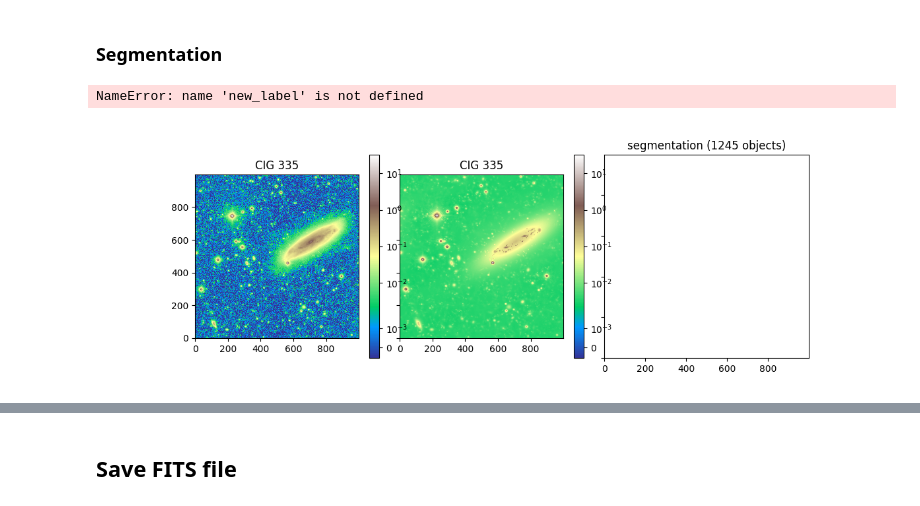
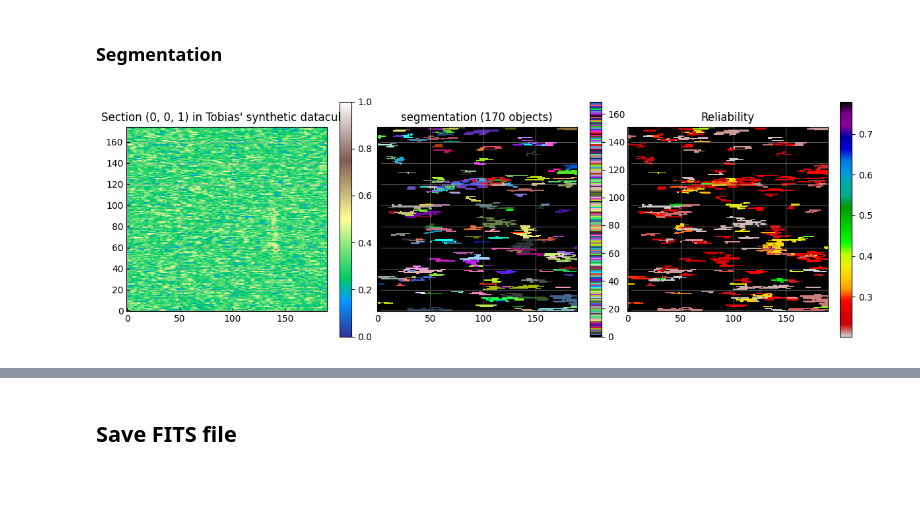
Before and after one commit to paranoya/image-processing, a Jupyter notebook: HOT.ipynb, the cells around one changed output, grey strips where cells are left out. Cells and saved outputs as stored; diff of their text form; code cells hidden in the pictures.

Commit message:
run Notebook with different data

```diff
--- a/HOT.ipynb
+++ b/HOT.ipynb
@@ -81,7 +81,7 @@ Prune HOT...
 # %% [markdown]
 ## 7. Compute weights
 # %%
-def compute_weight(object_label, label_map, secondary_map):
+def old_compute_weight(object_label, label_map, secondary_map):
     weight = np.zeros_like(data)
 
     #target = np.where(((label_map == object_label) | (secondary_map == object_label)) & (np.isfinite(data)))
@@ -160,24 +198,26 @@ new_primary_label = np.zeros_like(label)
 new_secondary_label = np.zeros_like(label)
 max_weight = np.zeros_like(data)
 second_weight = np.zeros_like(data)
-for lbl in np.unique(label):
-    if lbl % 100 == 0:
+for lbl in np.unique(primary_label):
+    if lbl % 50 == 0:
         print(lbl)
     weight = compute_weight(lbl, primary_label, secondary_label)
-    new_total_weight += weight
+    if weight is not None:
+        new_total_weight += weight
 
-    update = np.where(weight > second_weight)
-    new_secondary_label[update] = lbl
-    second_weight[update] = weight[update]
+        update = np.where(weight >= second_weight)
+        new_secondary_label[update] = lbl
+        second_weight[update] = weight[update]
 
-    update = np.where(weight > max_weight)
-    new_secondary_label[update] = new_primary_label[update]
-    new_primary_label[update] = lbl
-    second_weight[update] = max_weight[update]
-    max_weight[update] = weight[update]
+        update = np.where(weight >= max_weight)
+        new_secondary_label[update] = new_primary_label[update]
+        new_primary_label[update] = lbl
+        second_weight[update] = max_weight[update]
+        max_weight[update] = weight[update]
 '''
+primary_label = new_primary_label
+secondary_label = new_secondary_label
 '''
-secondary_label = new_secondary_label
 
 #iteration += 1
 #total_weight = new_total_weight
@@ -224,7 +263,7 @@ data_dimensionality = sorted_strides.size-1
 p0, p16, p50, p100 = np.nanpercentile(data, [0, 16, 50, 100])
 colour_scale = colors.SymLogNorm(vmin=p16, linthresh=2*p50-p16, vmax=p100+p16)
 
-#colour_scale = colors.SymLogNorm(vmin=0, linthresh=100, vmax=200)
+colour_scale = colors.LogNorm(vmin=p16, vmax=p100)
 # %%
 my_cmap = np.vstack([(np.argsort(np.random.random(n_sources))+1)/n_sources, (np.argsort(np.random.random(n_sources))+1)/n_sources, (np.argsort(np.random.random(n_sources))+1)/n_sources, np.ones(n_sources)]).T
 my_cmap[0, :] = [0., 0., 0., 1.]
@@ -605,15 +852,15 @@ def show_segmentation(intensity, labels, intensity_scale):
 # %%
 if plots and data_dimensionality == 2:
     show_segmentation(data, label, colour_scale)
 
 elif plots and data_dimensionality == 3:
-    intensity = np.nanmean(data**2, axis=1)
-    p16, p50 = np.nanpercentile(intensity, [16, 50])
-    intensity = (intensity-p50)/(p50-p16)
-    #intensity_scale = colors.SymLogNorm(vmin=-3, linthresh=1, vmax=10)
-    intensity_scale = colors.Normalize(vmin=-3, vmax=3)
+    #intensity = np.nanmean(data**2, axis=1)
+    intensity = np.nanmax(data, axis=1)
+    #p16, p50 = np.nanpercentile(intensity, [16, 50])
+    #intensity = (intensity-p50)/(p50-p16)
+    #intensity_scale = colors.SymLogNorm(vmin=0, linthresh=.1, vmax=10)
+    intensity_scale = colors.Normalize(vmin=0, vmax=1)
     show_segmentation(intensity, np.nanmax(label, axis=1), intensity_scale)
 # %% [output]
-NameError: name 'new_label' is not defined
-[figure, old version]
+[figure, new version]
 # %%
```
Also changed, not shown: parts of 22 cells of this notebook, 1 other file.
